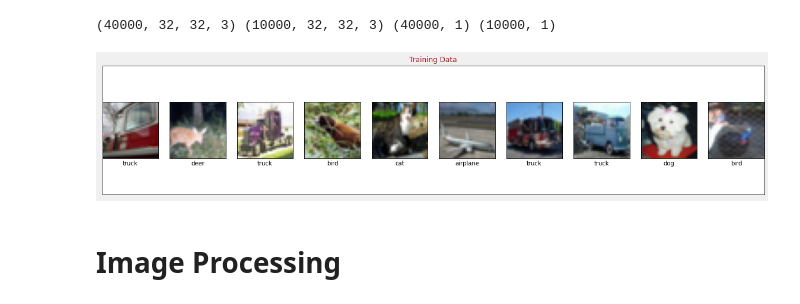
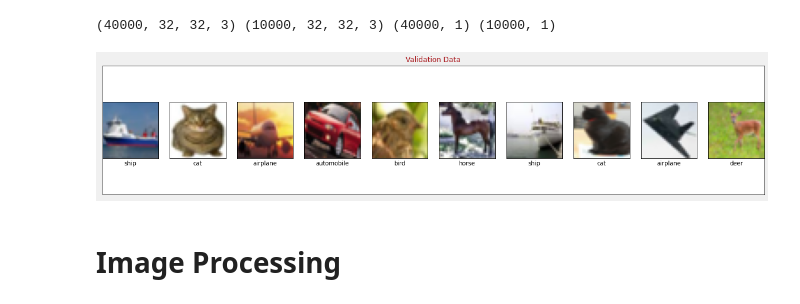
Before and after one commit to RakeshRaj97/ML-Final-Project-CIFAR10, a Jupyter notebook: development_DL.ipynb, the cells around one changed output. Cells and saved outputs as stored; diff of their text form; code cells hidden in the pictures.

```diff
--- a/development_DL.ipynb
+++ b/development_DL.ipynb
@@ -90,9 +99,9 @@ print(x_train.shape, x_valid.shape, y_train.shape, y_valid.shape)
 # %% [output]
 (40000, 32, 32, 3) (10000, 32, 32, 3) (40000, 1) (10000, 1)
 # %%
-display_images(10,x_valid, y_valid, y_valid, "Training Data" )
+display_images(10,x_valid, y_valid, y_valid, "Validation Data" )
 # %% [output]
-[figure, old version]
+[figure, new version]
 # %% [markdown]
 # Image Processing
 # %%
```
Also changed, not shown: parts of 2 cells of this notebook.
